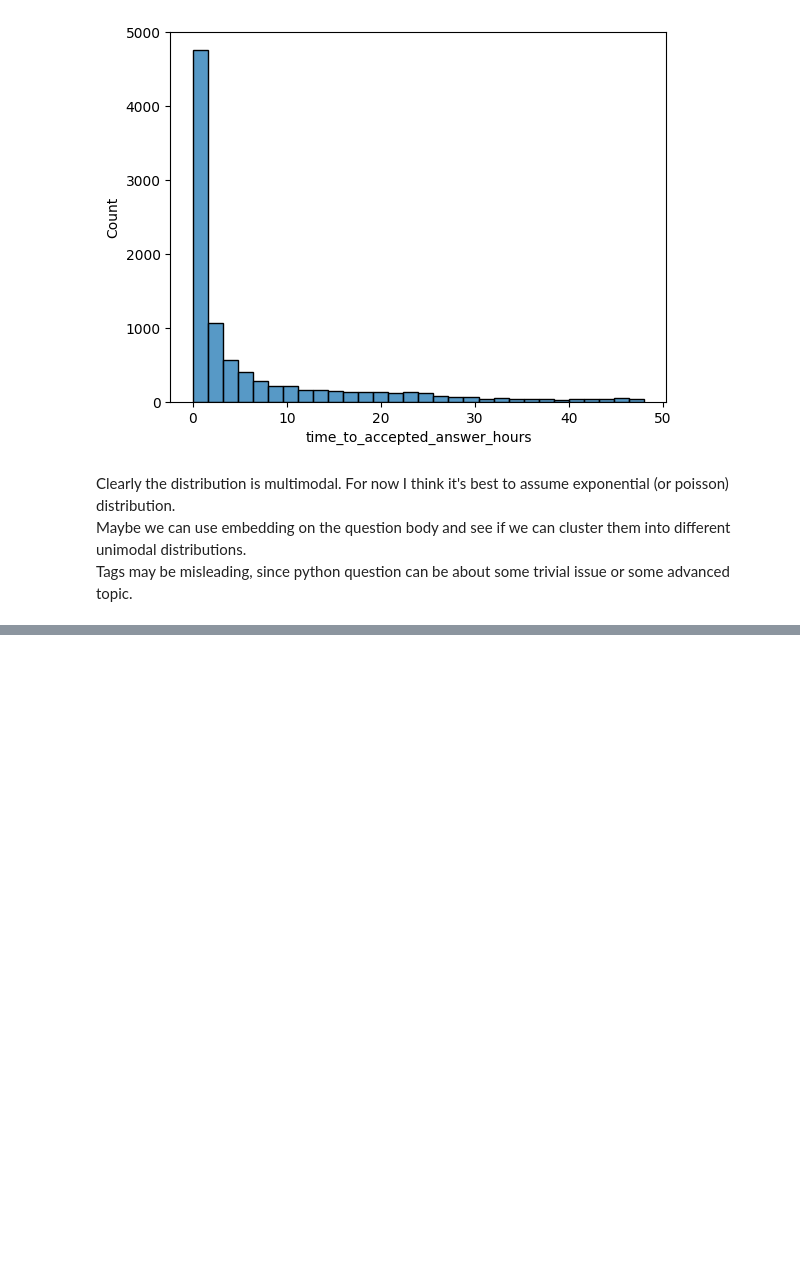
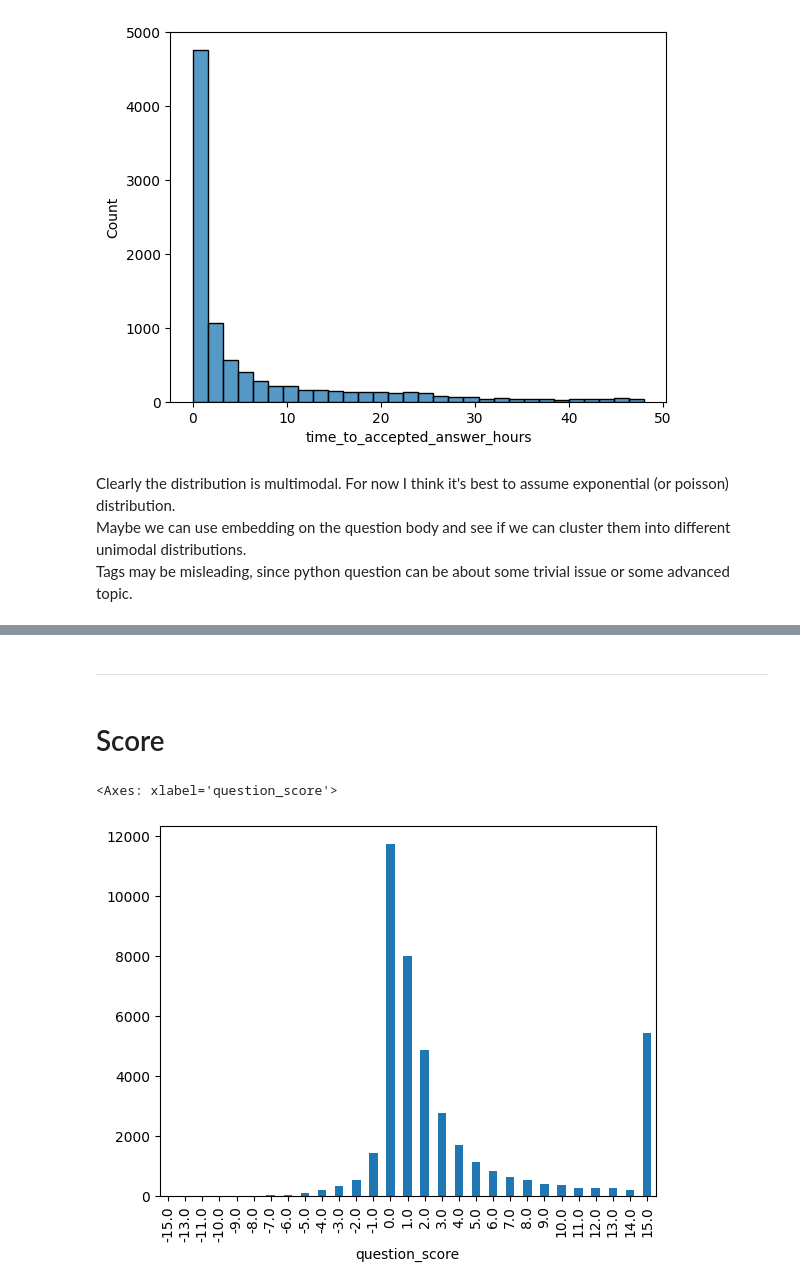
Before and after one commit to Hevagog/adm-stack-inference, a Jupyter notebook: notebooks/basic-eda.ipynb, the cells around one changed output, grey strips where cells are left out. Cells and saved outputs as stored; diff of their text form; code cells hidden in the pictures; blank space fills up the shorter version.

```diff
--- a/notebooks/basic-eda.ipynb
+++ b/notebooks/basic-eda.ipynb
@@ -196,0 +329,10 @@ We can use:
+# %% [markdown]
+---
+# %% [markdown]
+# Score
+# %%
+tresh = 15
+data_.loc[tgs.index].question_score.apply(lambda x: x if abs(x)<=tresh else x/abs(x)*tresh).value_counts().sort_index().plot(kind='bar')
+# %% [output]
+<Axes: xlabel='question_score'>
+[figure, added]
```
Also changed, not shown: parts of 20 cells of this notebook, 3 other files.
